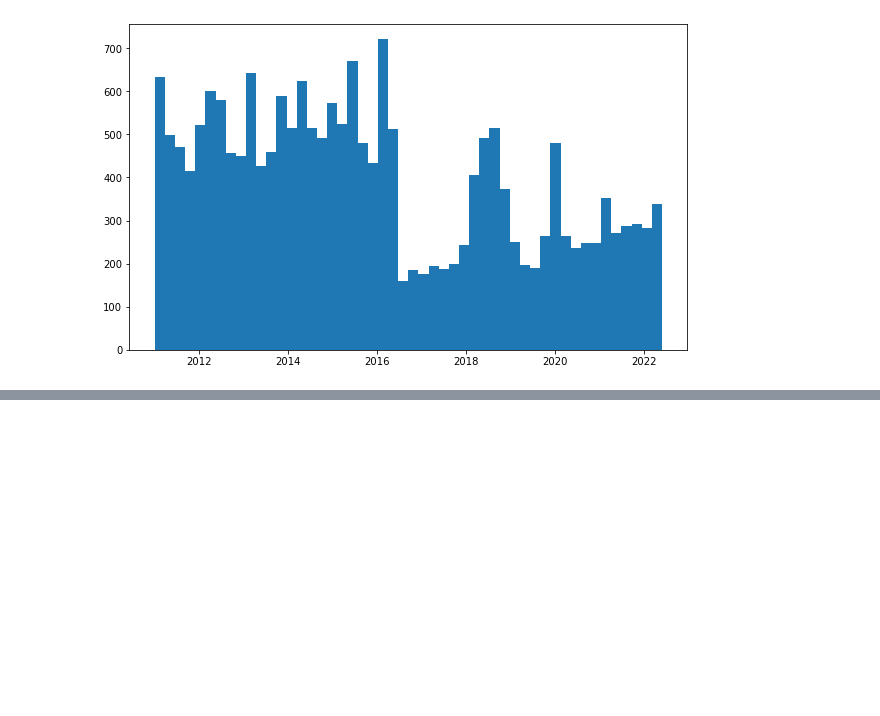
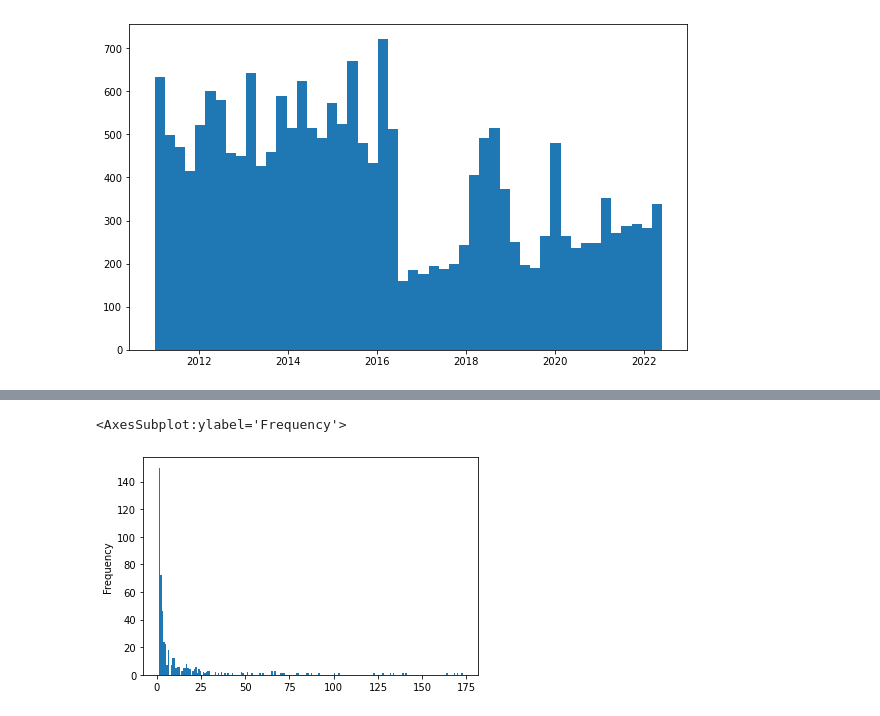
Before and after one commit to edwinhung/Business_Listing_Bellevue, a Jupyter notebook: Business_EDA.ipynb, the cells around one changed output, grey strips where cells are left out. Cells and saved outputs as stored; diff of their text form; code cells hidden in the pictures; blank space fills up the shorter version.

```diff
--- a/Business_EDA.ipynb
+++ b/Business_EDA.ipynb
@@ -222,0 +223,5 @@ business['post_covid'] = (business['IssueDate'] >= '2020-03-24')
+# %%
+business['Industry'].value_counts().plot.hist(bins=200)
+# %% [output]
+<AxesSubplot:ylabel='Frequency'>
+[figure, added]
```
Also changed, not shown: parts of 18 cells of this notebook.
